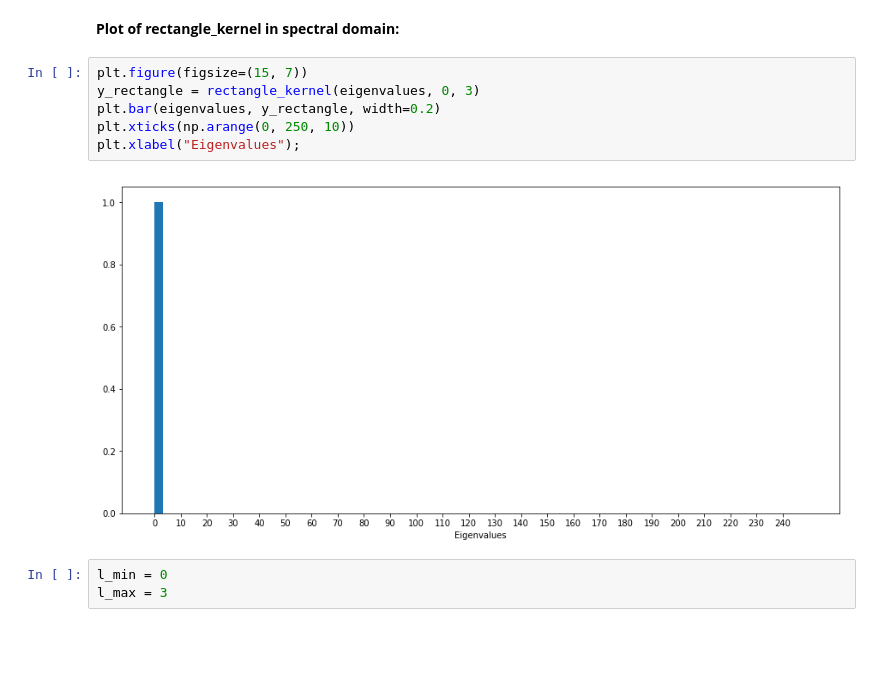
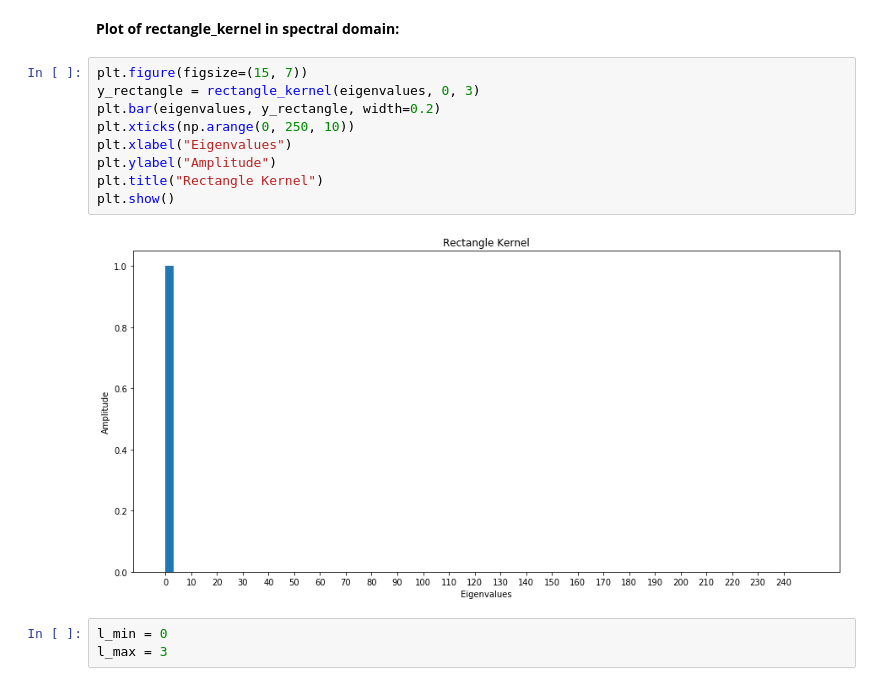
Before and after one commit to AmauV/NTDS, a Jupyter notebook: 4_graph_signal_processing.ipynb, the cells around one changed output. Drawn from its saved outputs; the diff is of its cells as text; blank space fills up the shorter version.

```diff
--- a/4_graph_signal_processing.ipynb
+++ b/4_graph_signal_processing.ipynb
@@ -376,11 +382,14 @@ t_inverse = 4
 # %%
 plt.figure(figsize=(15, 7))
 y_rectangle = rectangle_kernel(eigenvalues, 0, 3)
 plt.bar(eigenvalues, y_rectangle, width=0.2)
 plt.xticks(np.arange(0, 250, 10))
-plt.xlabel("Eigenvalues");
+plt.xlabel("Eigenvalues")
+plt.ylabel("Amplitude")
+plt.title("Rectangle Kernel")
+plt.show()
 # %% [output]
-[figure, old version]
+[figure, new version]
 # %%
 l_min = 0
 l_max = 3
```
Also changed, not shown: parts of 25 cells of this notebook.
